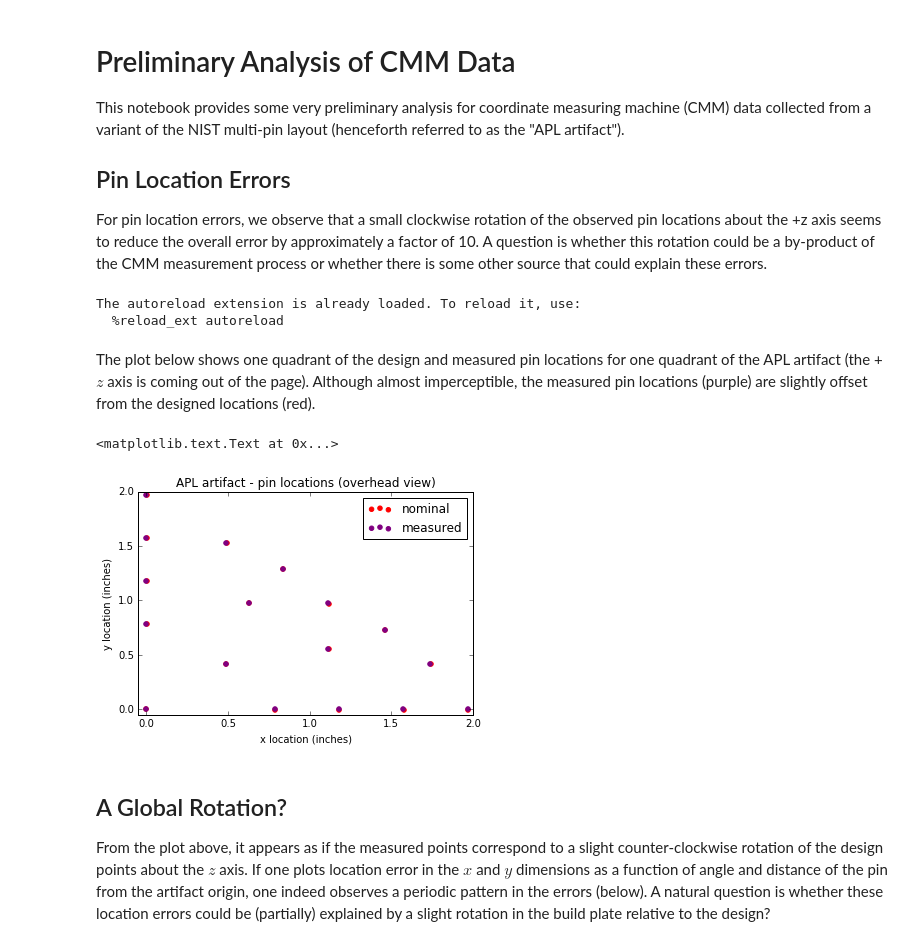
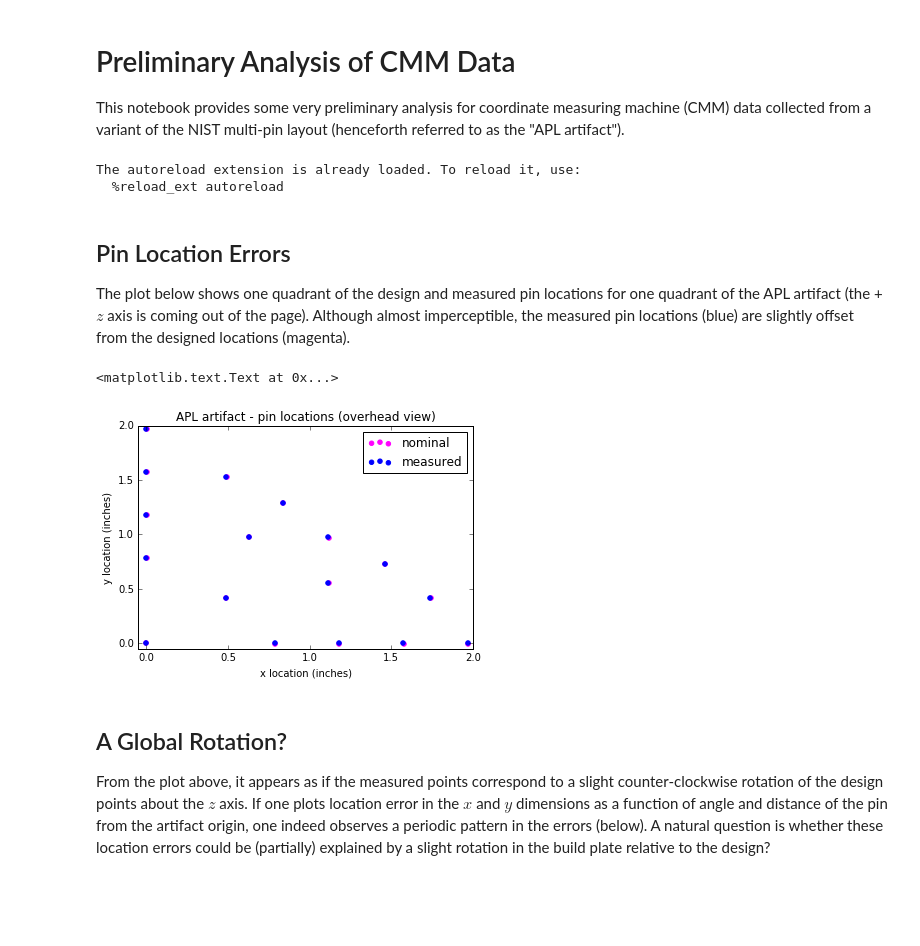
Before and after one commit to mjpekala/gp-am-study, a Jupyter notebook: examples/rotation_question.ipynb, the cells around one changed output. Saved outputs shown, nothing was run; the diff lists cells and outputs as text; code cells hidden in the pictures; blank space fills up the shorter version.

```diff
--- a/examples/rotation_question.ipynb
+++ b/examples/rotation_question.ipynb
@@ -2,9 +2,6 @@
 # Preliminary Analysis of CMM Data
 
 This notebook provides some very preliminary analysis for coordinate measuring machine (CMM) data collected from a variant of the NIST multi-pin layout (henceforth referred to as the "APL artifact").
-
-## Pin Location Errors
-For pin location errors, we observe that a small clockwise rotation of the observed pin locations about the +z axis seems to reduce the overall error by approximately a factor of 10.  A question is whether this rotation could be a by-product of the CMM measurement process or whether there is some other source that could explain these errors.
 # %%
 %matplotlib inline
 %load_ext autoreload
@@ -28,34 +25,36 @@ from helpers import *
 The autoreload extension is already loaded. To reload it, use:
   %reload_ext autoreload
 # %% [markdown]
-The plot below shows one quadrant of the design and measured pin locations for one quadrant of the APL artifact (the +$z$ axis is coming out of the page).  Although almost imperceptible, the measured pin locations (purple) are slightly offset from the designed locations (red).
+## Pin Location Errors
+
+The plot below shows one quadrant of the design and measured pin locations for one quadrant of the APL artifact (the +$z$ axis is coming out of the page).  Although almost imperceptible, the measured pin locations (blue) are slightly offset from the designed locations (magenta).
 # %%
 inDir = os.path.join('..', 'data')
 inFile = os.path.join(inDir, 'NIST_randomized_metal_no1.csv')
 Z = load_data(inFile)
 
 # extract data of interest
 # The measured variables wear hats.
 x = Z[:,0];  xHat = Z[:,1]
 y = Z[:,2];  yHat = Z[:,3]
 d = Z[:,4];  dHat = Z[:,5]
 z = Z[:,6];  zHat = Z[:,7]
 
 r, theta = cart2polar(x,y)
 rHat, thetaHat = cart2polar(xHat, yHat)
 
 plt.figure()
-plt.scatter(x, y, color='red')
-plt.scatter(xHat, yHat, color='purple')
+plt.scatter(x, y, color='magenta')
+plt.scatter(xHat, yHat, color='blue')
 plt.legend(['nominal', 'measured'])
 plt.title('APL artifact - pin locations (overhead view)')
 plt.xlim([-.05, 2])
 plt.ylim([-.05, 2])
 plt.xlabel('x location (inches)')
 plt.ylabel('y location (inches)')
 # %% [output]
 <matplotlib.text.Text at 0x...>
-[figure, old version]
+[figure, new version]
 # %% [markdown]
 ## A Global Rotation?
 
```
Also changed, not shown: parts of 3 cells of this notebook.
